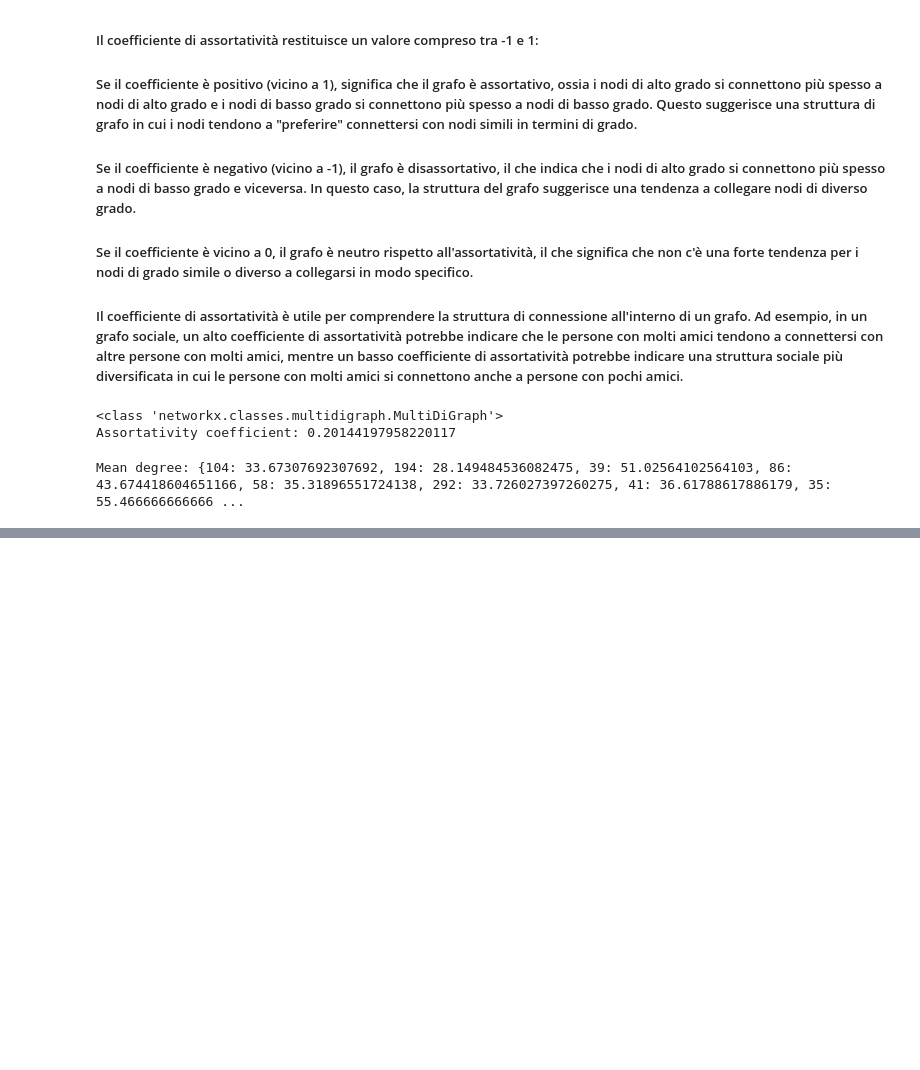
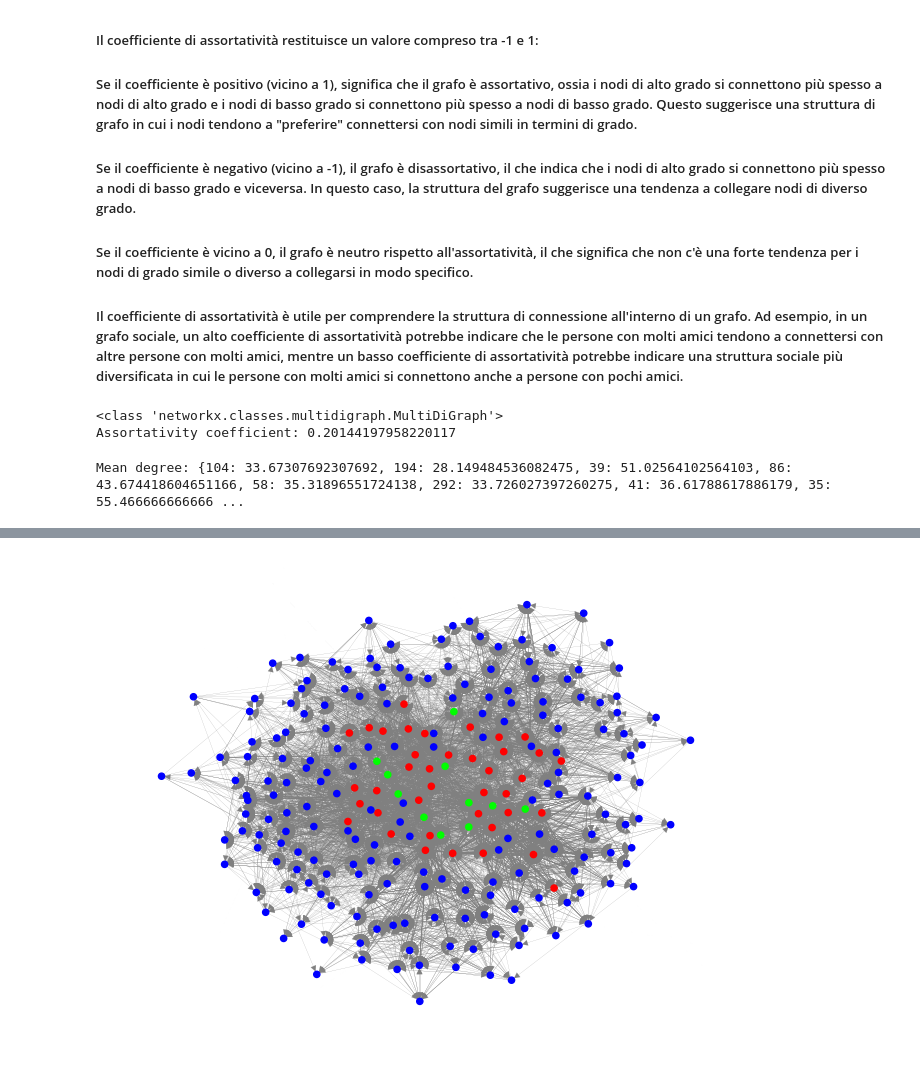
Before and after one commit to AleTouch98/SNA_Project, a Jupyter notebook: clustering.ipynb, the cells around one changed output, grey strips where cells are left out. Saved outputs shown, nothing was run; the diff lists cells and outputs as text; code cells hidden in the pictures; blank space fills up the shorter version.

```diff
--- a/clustering.ipynb
+++ b/clustering.ipynb
@@ -349,0 +393,46 @@ Mean degree: {104: 33.67307692307692, 194: 28.149484536082475, 39: 51.0256410256
+# %%
+# Calcola la somma dei valori dell'attributo 'transfer_fee_amnt' per ciascun nodo
+node_transfer_sums = {node: sum(attr['transfer_fee_amnt'] for _, _, attr in net.edges(node, data=True)) for node in net.nodes}
+# Estrai i valori delle somme degli attributi in una lista per usarli nel K-Means
+transfer_sums_values = list(node_transfer_sums.values())
+
+# Esegui il kmeans con 3 cluster
+kmeans = KMeans(n_clusters=3)
+
+# Addestra il modello utilizzando la lista di gradi
+kmeans.fit(np.array(transfer_sums_values).reshape(-1, 1))
+
+# Ottieni le etichette dei cluster per ogni nodo
+cluster_labels = kmeans.labels_
+
+# Aggiungi le etichette dei cluster come attributo ai nodi
+for node, label in zip(net.nodes(), cluster_labels):
+    net.nodes[node]['cluster'] = label
+
+#################  Rappresentazione del grafo  #################
+
+# Definisci una lista di colori per i cluster
+cluster_colors = ['b', 'lime', 'r']
+
+# Crea un dizionario che mappa i cluster alle rispettive etichette dei colori
+cluster_color_mapping = {cluster: color for cluster, color in enumerate(cluster_colors)}
+
+# Estrai gli attributi dei cluster dai nodi
+cluster_labels = nx.get_node_attributes(net, 'cluster')
+
+# Crea una lista di colori per ogni nodo basata sui cluster
+node_colors = [cluster_color_mapping[cluster_labels[node]] for node in net.nodes()]
+
+# Disegna il grafo utilizzando i colori dei nodi
+pos = nx.kamada_kawai_layout(net)  # Puoi utilizzare un layout diverso se preferisci
+nx.draw(net, pos, node_color=node_colors, with_labels=False, node_size=20, edge_color='gray', width=0.1)
+
+
+# Aggiungi una legenda ai colori dei cluster
+legend_labels = [f'Cluster {cluster}' for cluster in range(len(cluster_colors))]
+legend_colors = [plt.Line2D([0], [0], marker='o', color='w', label=label, markerfacecolor=color, markersize=10) for label, color in zip(legend_labels, cluster_colors)]
+
+# Mostra il grafico
+plt.show()
+# %% [output]
+[figure, added]
```
Also changed, not shown: parts of 5 cells of this notebook, 9 other files.
